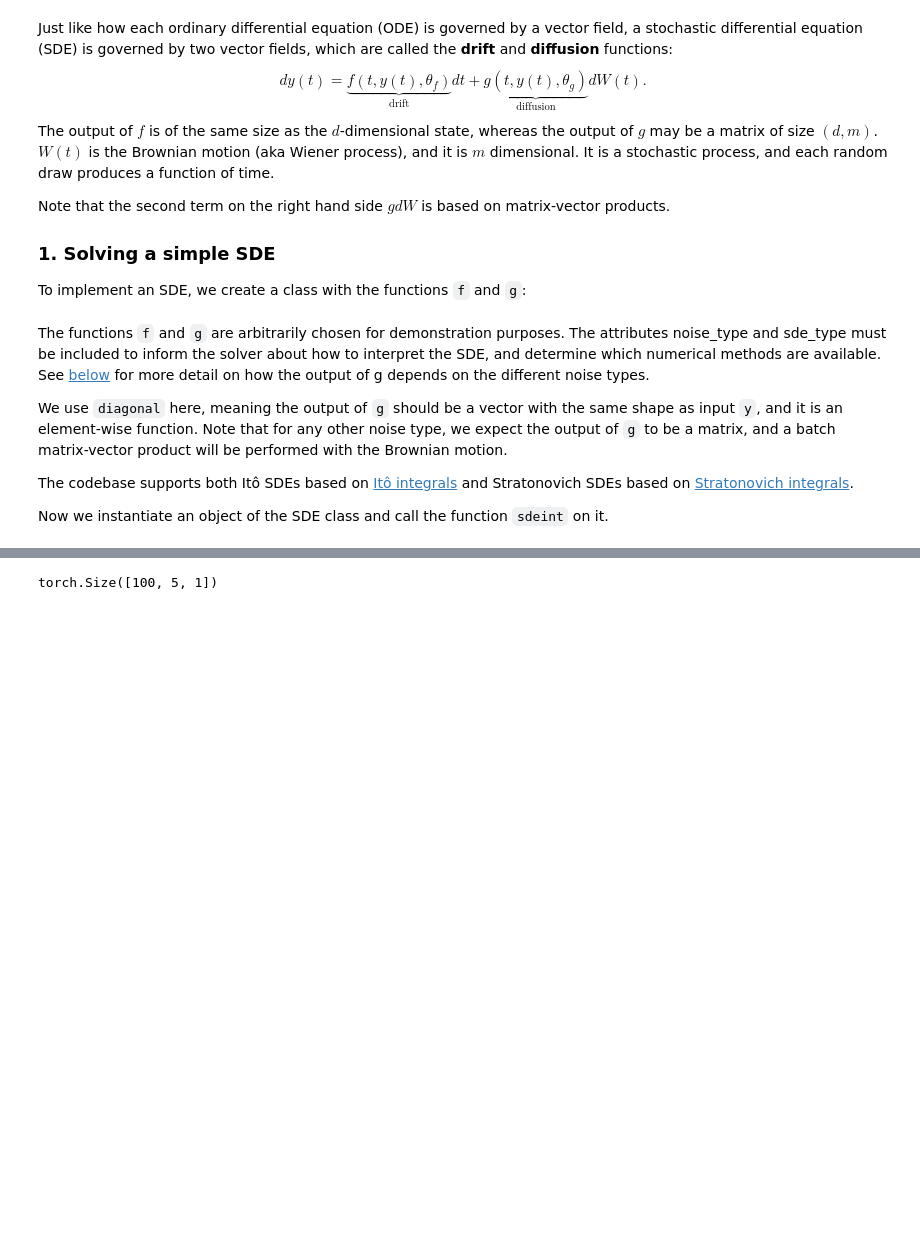
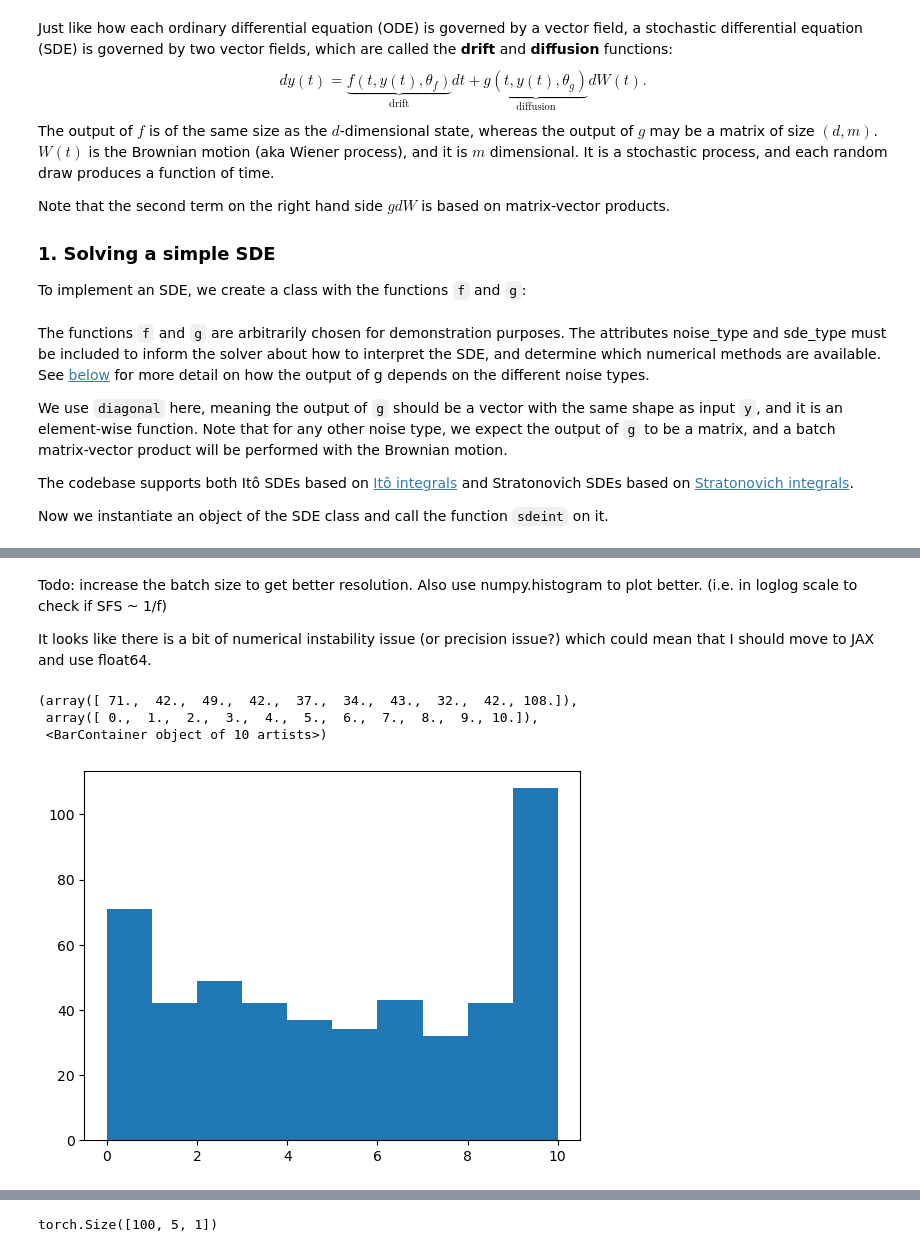
Before and after one commit to jiseonmin/torchsde, a Jupyter notebook: allele_freq_diffusion/demo.ipynb, the cells around one changed output, grey strips where cells are left out. Cells and saved outputs as stored; diff of their text form; code cells hidden in the pictures; blank space fills up the shorter version.

```diff
--- a/allele_freq_diffusion/demo.ipynb
+++ b/allele_freq_diffusion/demo.ipynb
@@ -86,0 +96,24 @@ plot(ts, ys, xlabel='$t$', ylabel='$Y_t$')
+# %%
+fs = torch.zeros_like(ys)
+for i in range(batch_size):
+    if torch.isnan(ys[-1,i,:]):
+        print(ys[-1,i,:])
+        idx = -1
+        while torch.isnan(ys[idx,i,:]):
+            idx -= 1
+        print(ys[idx,i,:])
+        print(ys[idx,i,:].numpy()[0] > 0)
+        fs[:idx-1,i,:] = torch.exp(ys[:idx-1,i,:])/(1+torch.exp(ys[:idx-1,i,:]))
+        if ys[idx-1,i,:].numpy()[0] > 0:
+            fs[idx-1:,i,:] = 1.
+        else:
+            fs[idx-1:,i,:] = 0.
+    elif torch.isinf(ys[-1,i,:]):
+        idx = -1
+        while torch.isinf(ys[idx,i,:]):
+            idx -= 1
+        fs[:idx-1,i,:] = torch.exp(ys[:idx-1,i,:])/(1+torch.exp(ys[:idx-1,i,:]))
+        fs[idx-1:,i,:] = 1.
+    else:
+        fs[:,i,:] = torch.exp(ys[:,i,:])/(1+torch.exp(ys[:,i,:]))
+        # print(ys[idx-1,i,:])
@@ -87,3 +138,19 @@ plot(ts, ys, xlabel='$t$', ylabel='$Y_t$')
+# %%
+
+# Get the final time allele frequency spectrum.
+nsample = 10
+xs = torch.distributions.Binomial(nsample, probs=fs[-1,:,:]).sample()
+# %% [markdown]
+Todo: increase the batch size to get better resolution. Also use numpy.histogram to plot better. (i.e. in loglog scale to check if SFS ~ 1/f)
+
+It looks like there is a bit of numerical instability issue (or precision issue?) which could mean that I should move to JAX and use float64.
+# %%
+plt.hist(xs.numpy())
+# %% [output]
+(array([ 71.,  42.,  49.,  42.,  37.,  34.,  43.,  32.,  42., 108.]),
+ array([ 0.,  1.,  2.,  3.,  4.,  5.,  6.,  7.,  8.,  9., 10.]),
+ <BarContainer object of 10 artists>)
+[figure, added]
 # %%
 fs = torch.exp(ys) / (1 + torch.exp(ys))
 plot(ts, fs, xlabel='$t$', ylabel='$f_t$', title='Allele frequency')
```
Also changed, not shown: parts of 23 cells of this notebook.
